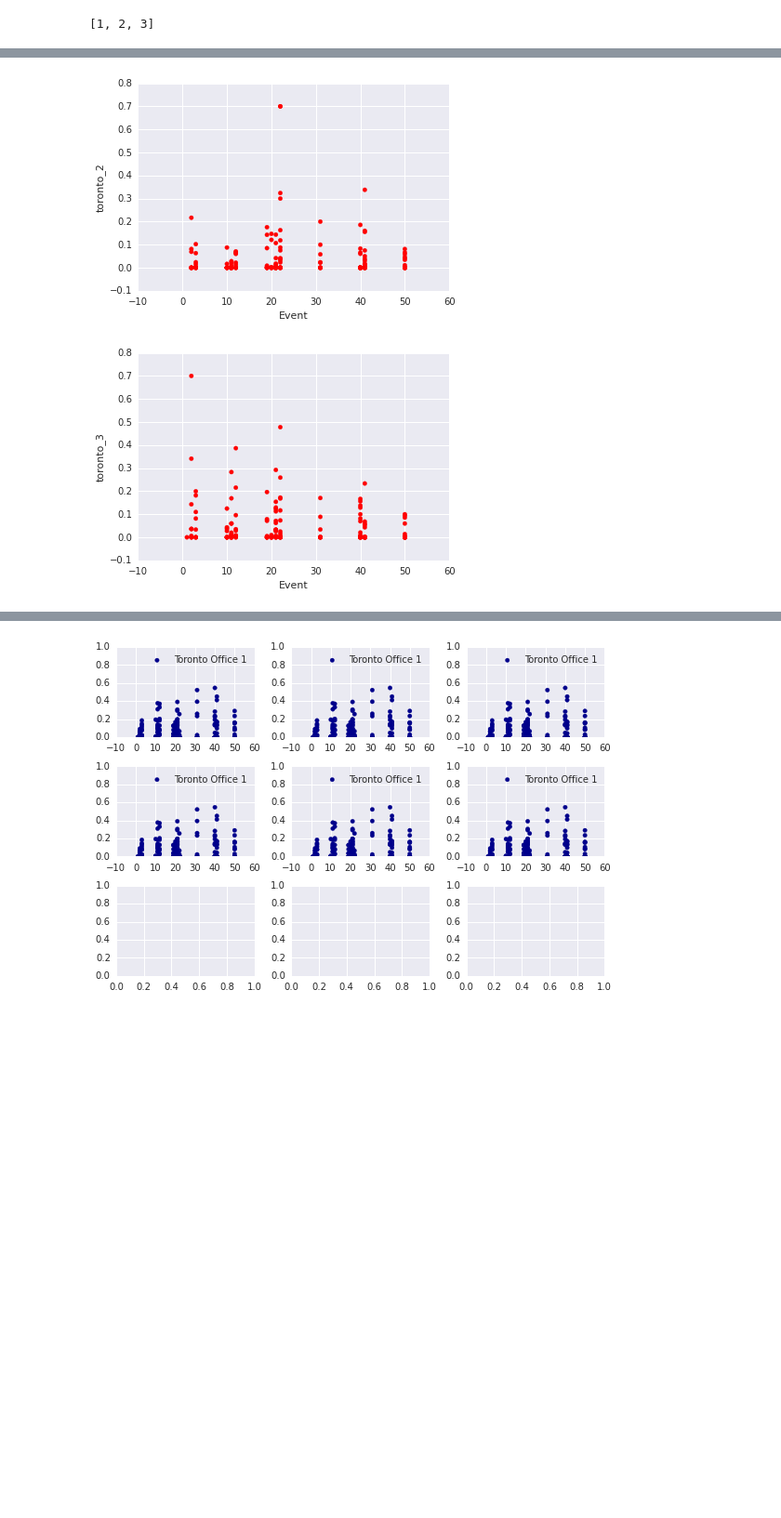
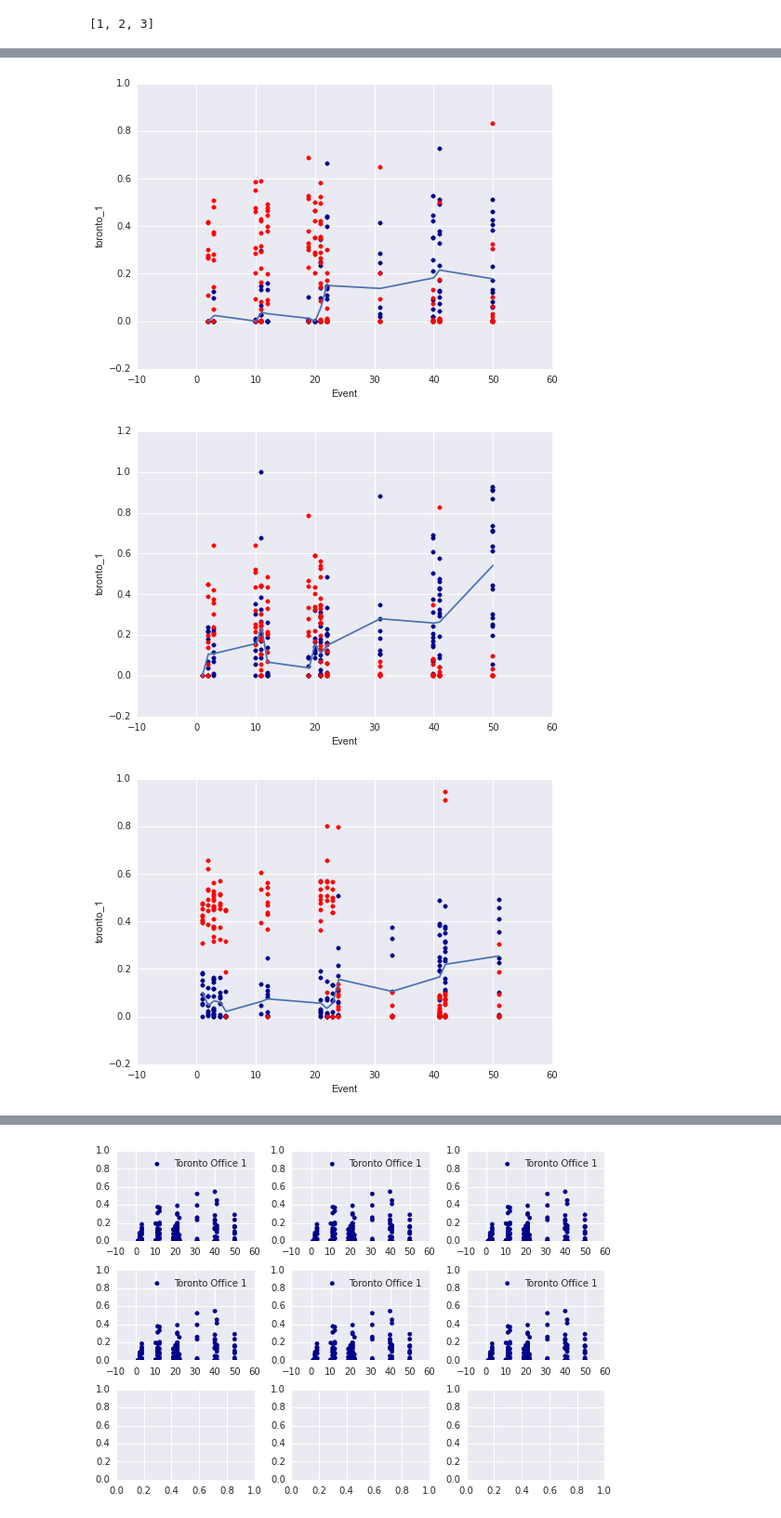
Before and after one commit to johnchase/thesis_analysis, a Jupyter notebook: st_office_affect/source_tracker.ipynb, the cells around one changed output, grey strips where cells are left out. Shown: that part at 93% size. Drawn from its saved outputs; the diff is of its cells as text; code cells hidden in the pictures; blank space fills up the shorter version.

```diff
--- a/st_office_affect/source_tracker.ipynb
+++ b/st_office_affect/source_tracker.ipynb
@@ -153,27 +165,43 @@ labels = ['Flagstaff Office 1', 'Flagstaff Office 2', 'Flagstaff Office 3',
           'San Diego Office 1', 'San Diego Office 2', 'San Diego Office 3',
           'Toronto Office 1', 'Toronto Office 2', 'Toronto Office 3']
 
+for city in cities:
+    for office in range(1,4):
+        df = st_df[st_df['City'] == city]
+        df = df[df['OfficeNumber'] == office]
+        df = df.sort('Event')
+        city_office = '%s_%s' %(city, office)
+        print city_office
+        axs = df.plot(kind='scatter', x='Event', y=city_office, color='DarkBlue');
+        x = df['Event']
+        y = df[city_office]
+        print set(x)
+        x, y = zip(*sorted((xVal, np.mean([yVal for a, yVal in zip(x, y) if xVal==a])) for xVal in set(x)))
+        axs.plot(x, y)
+        axs = df.plot(kind='scatter', x='Event', y='toronto_1', color='Red', ax=axs);
+        x1 = df['Event']
+        y2 = df['toronto_1']
+#         print set(x1)
+#         x1, y1 = zip(*sorted((xVal, np.mean([yVal for a, yVal in zip(x1, y1) if xVal==a])) for xVal in set(x1)))
+#         axs.plot(x1, y1, color='Red')
+#         title = 'flag_toronto' + str(office)
+    #     plt.savefig(title, dpi=300)
 
-c = 0
-row = 0
-# for city in cities:
-#     column = 0
-for office in range(1,4):
-    df = st_df[st_df['City'] == 'flagstaff']
-    df = df[df['OfficeNumber'] == office]
-    df = df.sort('Event')
-    city_office = '%s_%s' %('toronto', office)
-    axs = df.plot(kind='scatter', x='Event', y=city_office, color='Red');
-    title = 'flag_toronto' + str(office)
-    plt.savefig(title, dpi=300)
-    column += 1
-    c += 1
-#     row +=1
 
-# df = st_df[st_df['City'] == 'flagstaff']
+
+# df = st_df[st_df['City'] == 'toronto']
 # df = df[df['OfficeNumber'] == 1]
 # df = df.sort('Event')
-# df.plot(kind='scatter', x='Event', y='flagstaff_1', color='DarkBlue', label='test', ax=axes[0][0]);
+# ax = df.plot(kind='scatter', x='Event', y='toronto_1', color='DarkBlue');
+# x = df['Event']
+# y = df['toronto_1']
+# x, y = zip(*sorted((xVal, np.mean([yVal for a, yVal in zip(x, y) if xVal==a])) for xVal in set(x)))
+# ax.plot(x, y)
 
-# f
+
+# df.plot(kind='scatter', x='Event', y='flagstaff_1', color='Red', ax=ax, label='F);
+# x1 = df['Event']
+# y1 = df['flagstaff_1']
+# x1, y1 = zip(*sorted((xVal, np.mean([yVal for a, yVal in zip(x1, y1) if xVal==a])) for xVal in set(x1)))
+# plot(x1, y1, color='Red')
 # %% [output]
@@ -181,2 +227,3 @@ for office in range(1,4):
-[figure, old version]
+[figure, new version]
-[figure, old version]
+[figure, new version]
+[figure, added]
```
Also changed, not shown: parts of 7 cells of this notebook, 1 other file.
